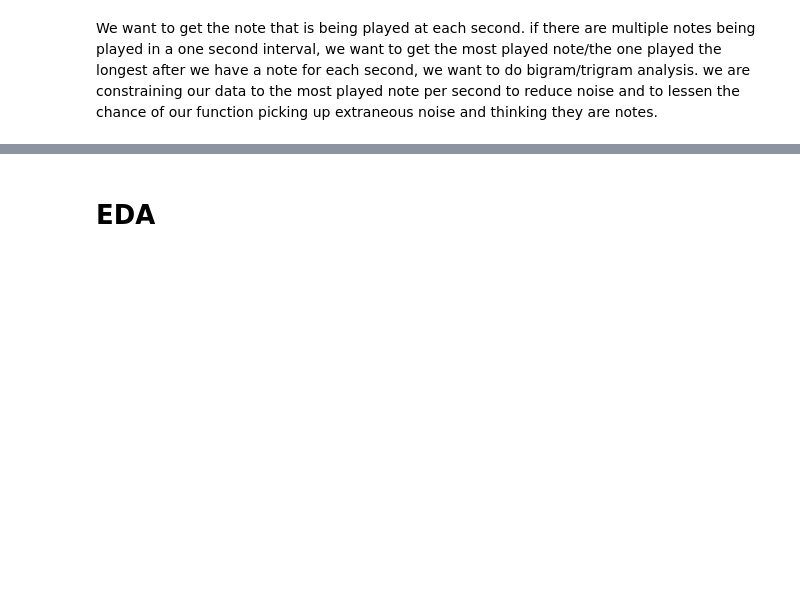
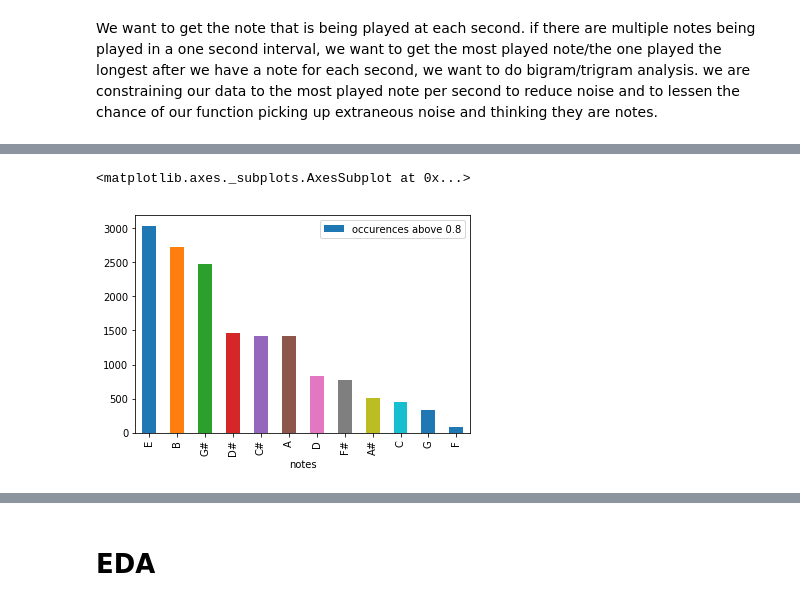
Before and after one commit to sruthiv98/RagaClassification, a Jupyter notebook: notebooks/Saveree Scratch .ipynb, the cells around one changed output, grey strips where cells are left out. Drawn from its saved outputs; the diff is of its cells as text; code cells hidden in the pictures; blank space fills up the shorter version.

```diff
--- a/notebooks/Saveree Scratch .ipynb
+++ b/notebooks/Saveree Scratch .ipynb
@@ -36,7 +36,7 @@ def load(indir=None,outdir=None):
 # %%
 loaded = load('data/raw','data')
 # %%
-def compute_pitch(chromagram):
+def return_main_notes(chromagram):
     total_occurences_above_8 = []
     notes = ['C','C#','D','D#','E','F','F#','G','G#','A','A#','B']
 
@@ -49,6 +49,6 @@ def compute_pitch(chromagram):
 
     df = pd.DataFrame({'occurences above 0.8':total_occurences_above_8,'notes':notes})
     df = df.sort_values('occurences above 0.8',ascending=False)
-    pitch = df.iloc[0]['notes']
+    #pitch = df['notes'][0:9]
 
-    return pitch
+    return df
@@ -184,0 +180,6 @@ pd.read_pickle('data/cleaned_data.pkl')
+# %%
+notes = return_main_notes(chromagram)
+notes.plot(kind='bar',x='notes',y='occurences above 0.8')
+# %% [output]
+<matplotlib.axes._subplots.AxesSubplot at 0x...>
+[figure, added]
```
Also changed, not shown: parts of 42 cells of this notebook, 3 other files.
